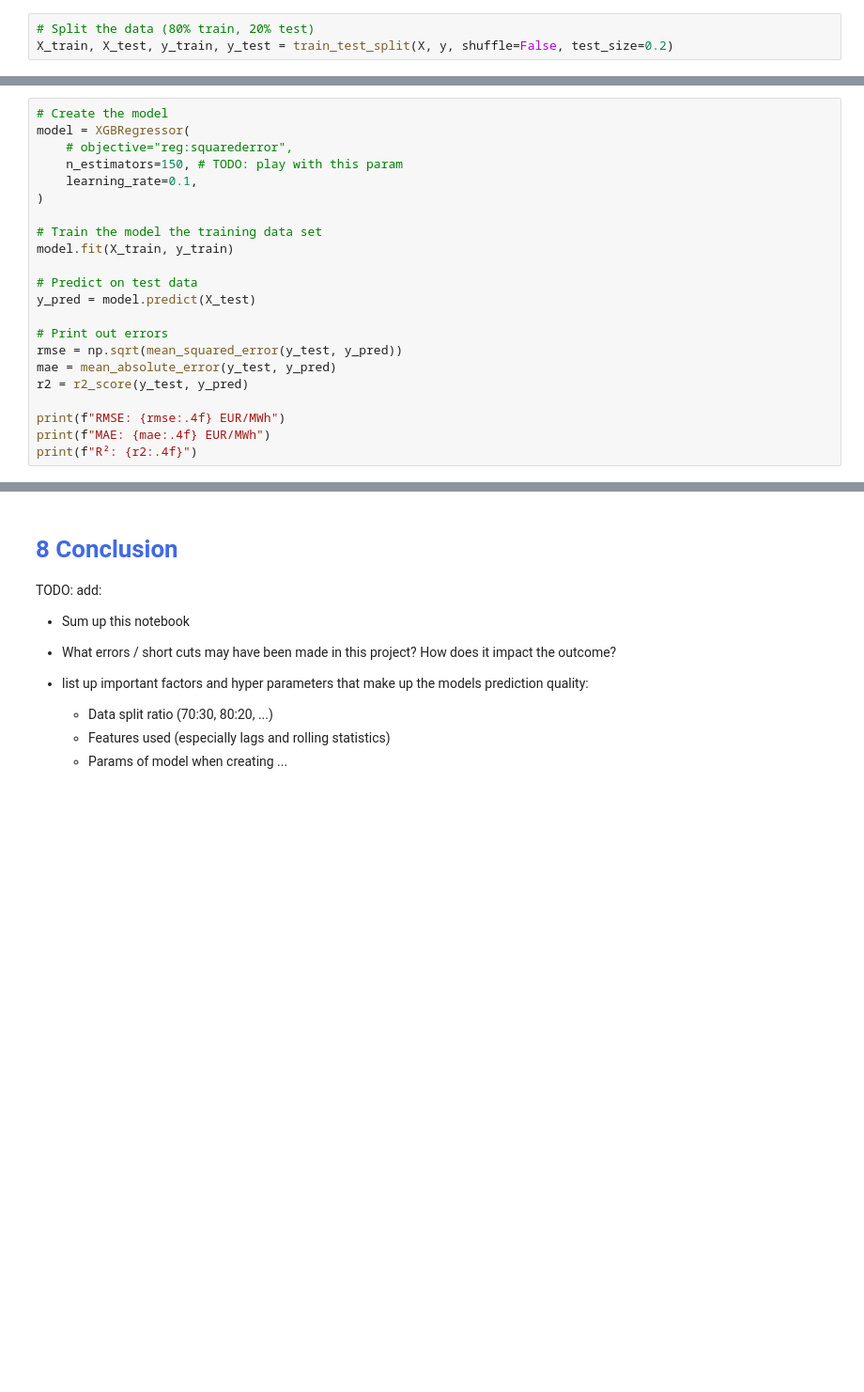
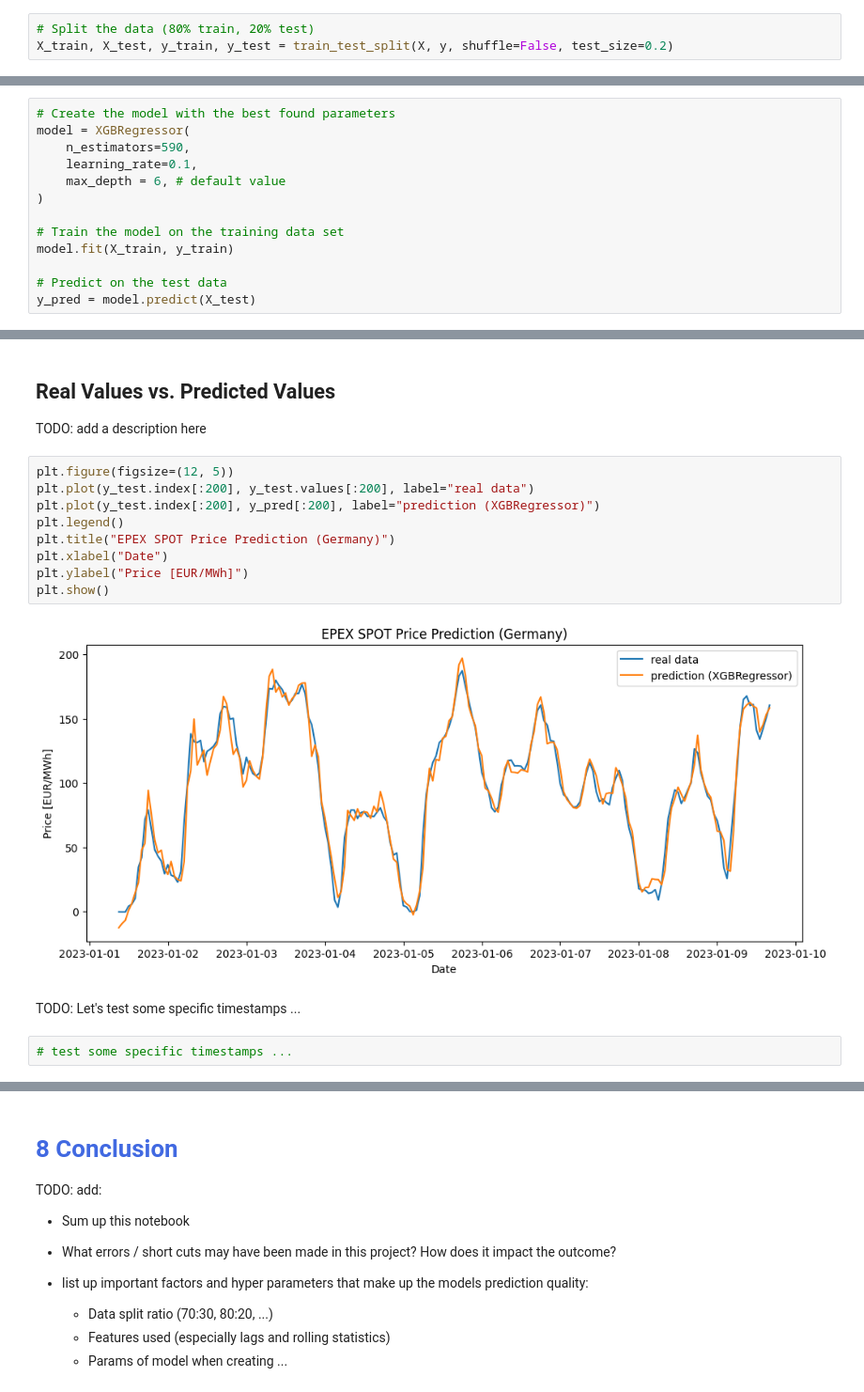
Before and after one commit to DanielHka25/electricity-price-prediction, a Jupyter notebook: notebooks/price_prediction.ipynb, the cells around one changed output, grey strips where cells are left out. Shown at 94% size. Cells and saved outputs as stored; diff of their text form; blank space fills up the shorter version.

Commit message:
using optimal hyperparameters for model & explaining error metrics

```diff
--- a/notebooks/price_prediction.ipynb
+++ b/notebooks/price_prediction.ipynb
@@ -848,22 +852,13 @@ In this sub-section, we finally create our model and fit the train data on it. A
 # %%
-# Create the model
+# Create the model with the best found parameters
 model = XGBRegressor(
-    # objective="reg:squarederror",
-    n_estimators=150, # TODO: play with this param
+    n_estimators=590,
     learning_rate=0.1,
+    max_depth = 6, # default value
 )
 
-# Train the model the training data set
+# Train the model on the training data set
 model.fit(X_train, y_train)
 
-# Predict on test data
+# Predict on the test data
 y_pred = model.predict(X_test)
-
-# Print out errors
-rmse = np.sqrt(mean_squared_error(y_test, y_pred))
-mae = mean_absolute_error(y_test, y_pred)
-r2 = r2_score(y_test, y_pred)
-
-print(f"RMSE: {rmse:.4f} EUR/MWh")
-print(f"MAE: {mae:.4f} EUR/MWh")
-print(f"R²: {r2:.4f}")
@@ -881,2 +891,20 @@ with open("metrics.txt", "w") as f:
+# %% [markdown]
+## Real Values vs. Predicted Values
+TODO: add a description here
+# %%
+plt.figure(figsize=(12, 5))
+plt.plot(y_test.index[:200], y_test.values[:200], label="real data")
+plt.plot(y_test.index[:200], y_pred[:200], label="prediction (XGBRegressor)")
+plt.legend()
+plt.title("EPEX SPOT Price Prediction (Germany)")
+plt.xlabel("Date")
+plt.ylabel("Price [EUR/MWh]")
+plt.show()
+# %% [output]
+[figure, added]
+# %% [markdown]
+TODO: Let's test some specific timestamps ...
+# %%
+# test some specific timestamps ...
 # %% [markdown]
 ## Feature Importance
```
Also changed, not shown: parts of 17 cells of this notebook, 2 other files.
